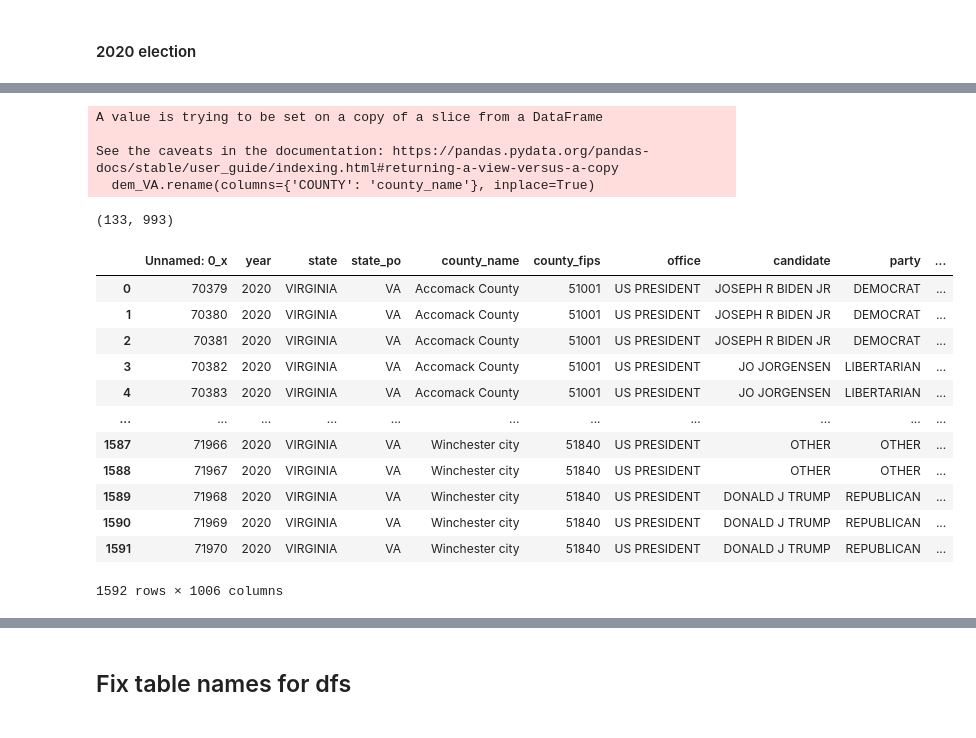
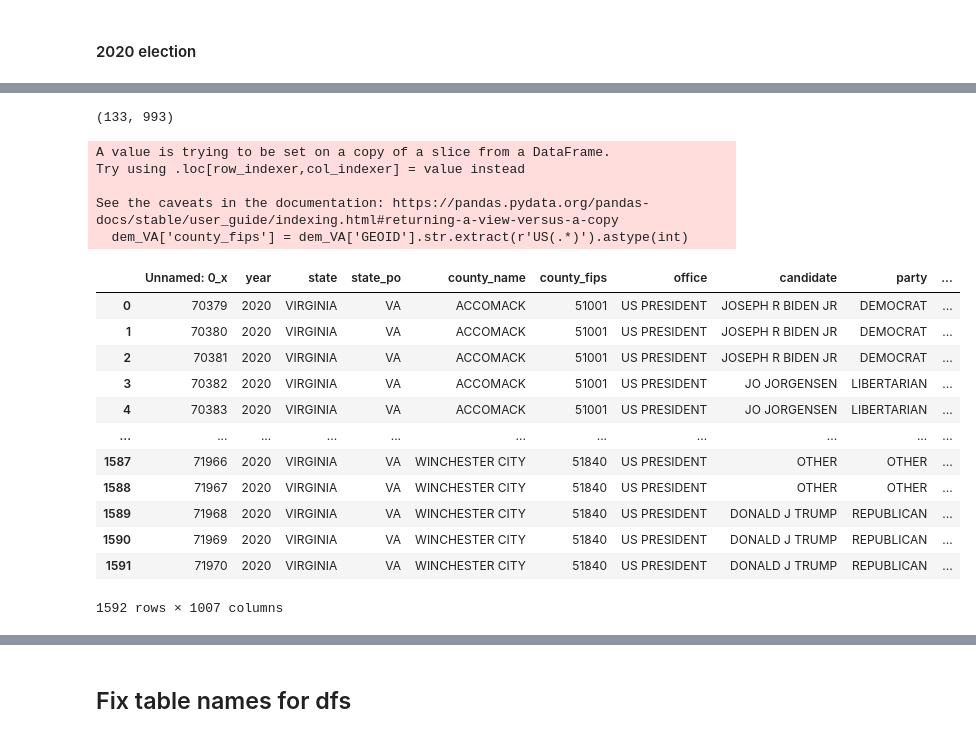
Before and after one commit to Catherine-Nguyen88/project_voting, a Jupyter notebook: merging_and_wrangling.ipynb, the cells around one changed output, grey strips where cells are left out. Cells and saved outputs as stored; diff of their text form; code cells hidden in the pictures.

```diff
--- a/merging_and_wrangling.ipynb
+++ b/merging_and_wrangling.ipynb
@@ -278,41 +225,38 @@ county_counts
 # %%
 # extract demographic data
 fname = './project_voting/data/county_data/0002_ds249_20205_county_E.csv'
 dem = pd.read_csv(fname)
 # need to drop the 1st row
 dem = dem.drop([0])
 dem_VA = dem[dem['STATE'] == 'Virginia']
 print(dem_VA.shape) # the shape is correct for VA
 # rename for merging
-# def match_county_name(county_name):
-#   return county_name.replace(" County", "").replace(" city", "").title()
-
-# dem_VA['county_name'] = dem_VA['COUNTY'].apply(lambda x: match_county_name(x))
-dem_VA.rename(columns={'COUNTY': 'county_name'}, inplace=True)
+dem_VA['county_fips'] = dem_VA['GEOID'].str.extract(r'US(.*)').astype(int)
 dem_VA.head()
 
 # merge the datasets
-merged_2020 = voting_2020.merge(dem_VA, on='county_name', how='left')
+merged_2020 = voting_2020.merge(dem_VA, on='county_fips', how='inner')
 merged_2020
 
 # rows_with_nan = merged_2020[merged_2020['AMWSE004'].isna()]
 # rows_with_nan
 # %% [output]
-A value is trying to be set on a copy of a slice from a DataFrame
-
-See the caveats in the documentation: https://pandas.pydata.org/pandas-docs/stable/user_guide/indexing.html#returning-a-view-versus-a-copy
-  dem_VA.rename(columns={'COUNTY': 'county_name'}, inplace=True)
+(133, 993)
-(133, 993)
+A value is trying to be set on a copy of a slice from a DataFrame.
+Try using .loc[row_indexer,col_indexer] = value instead
+
+See the caveats in the documentation: https://pandas.pydata.org/pandas-docs/stable/user_guide/indexing.html#returning-a-view-versus-a-copy
+  dem_VA['county_fips'] = dem_VA['GEOID'].str.extract(r'US(.*)').astype(int)
 |  | Unnamed: 0_x | year | state | state_po | county_name | county_fips | office | candidate | party | ... |
-| 0 | 70379 | 2020 | VIRGINIA | VA | Accomack County | 51001 | US PRESIDENT | JOSEPH R BIDEN JR | DEMOCRAT | ... |
-| 1 | 70380 | 2020 | VIRGINIA | VA | Accomack County | 51001 | US PRESIDENT | JOSEPH R BIDEN JR | DEMOCRAT | ... |
-| 2 | 70381 | 2020 | VIRGINIA | VA | Accomack County | 51001 | US PRESIDENT | JOSEPH R BIDEN JR | DEMOCRAT | ... |
-| 3 | 70382 | 2020 | VIRGINIA | VA | Accomack County | 51001 | US PRESIDENT | JO JORGENSEN | LIBERTARIAN | ... |
-| 4 | 70383 | 2020 | VIRGINIA | VA | Accomack County | 51001 | US PRESIDENT | JO JORGENSEN | LIBERTARIAN | ... |
+| 0 | 70379 | 2020 | VIRGINIA | VA | ACCOMACK | 51001 | US PRESIDENT | JOSEPH R BIDEN JR | DEMOCRAT | ... |
+| 1 | 70380 | 2020 | VIRGINIA | VA | ACCOMACK | 51001 | US PRESIDENT | JOSEPH R BIDEN JR | DEMOCRAT | ... |
+| 2 | 70381 | 2020 | VIRGINIA | VA | ACCOMACK | 51001 | US PRESIDENT | JOSEPH R BIDEN JR | DEMOCRAT | ... |
+| 3 | 70382 | 2020 | VIRGINIA | VA | ACCOMACK | 51001 | US PRESIDENT | JO JORGENSEN | LIBERTARIAN | ... |
+| 4 | 70383 | 2020 | VIRGINIA | VA | ACCOMACK | 51001 | US PRESIDENT | JO JORGENSEN | LIBERTARIAN | ... |
 | ... | ... | ... | ... | ... | ... | ... | ... | ... | ... | ... |
-| 1587 | 71966 | 2020 | VIRGINIA | VA | Winchester city | 51840 | US PRESIDENT | OTHER | OTHER | ... |
-| 1588 | 71967 | 2020 | VIRGINIA | VA | Winchester city | 51840 | US PRESIDENT | OTHER | OTHER | ... |
-| 1589 | 71968 | 2020 | VIRGINIA | VA | Winchester city | 51840 | US PRESIDENT | DONALD J TRUMP | REPUBLICAN | ... |
-| 1590 | 71969 | 2020 | VIRGINIA | VA | Winchester city | 51840 | US PRESIDENT | DONALD J TRUMP | REPUBLICAN | ... |
-| 1591 | 71970 | 2020 | VIRGINIA | VA | Winchester city | 51840 | US PRESIDENT | DONALD J TRUMP | REPUBLICAN | ... |
+| 1587 | 71966 | 2020 | VIRGINIA | VA | WINCHESTER CITY | 51840 | US PRESIDENT | OTHER | OTHER | ... |
+| 1588 | 71967 | 2020 | VIRGINIA | VA | WINCHESTER CITY | 51840 | US PRESIDENT | OTHER | OTHER | ... |
+| 1589 | 71968 | 2020 | VIRGINIA | VA | WINCHESTER CITY | 51840 | US PRESIDENT | DONALD J TRUMP | REPUBLICAN | ... |
+| 1590 | 71969 | 2020 | VIRGINIA | VA | WINCHESTER CITY | 51840 | US PRESIDENT | DONALD J TRUMP | REPUBLICAN | ... |
+| 1591 | 71970 | 2020 | VIRGINIA | VA | WINCHESTER CITY | 51840 | US PRESIDENT | DONALD J TRUMP | REPUBLICAN | ... |
-1592 rows × 1006 columns
+1592 rows × 1007 columns
```
Also changed, not shown: parts of 35 cells of this notebook.
